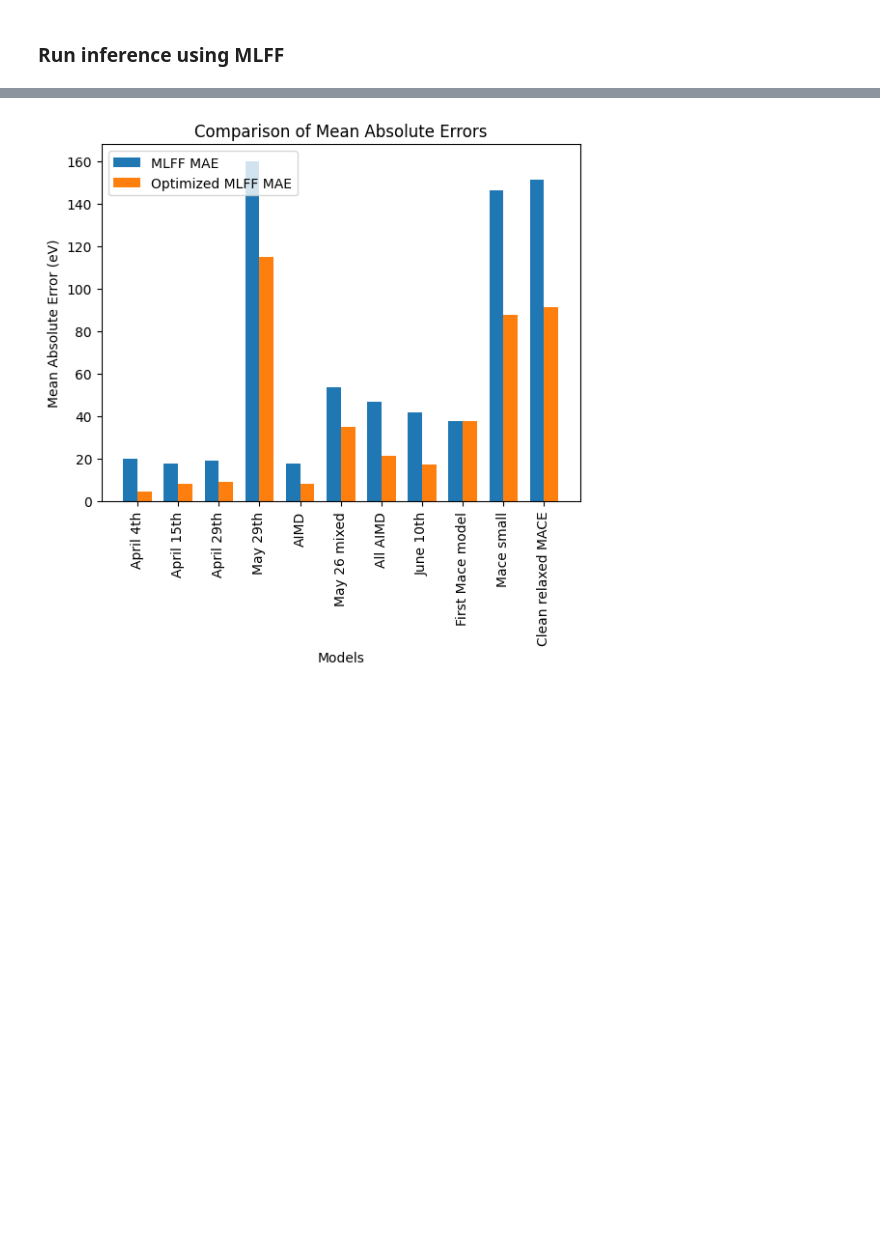
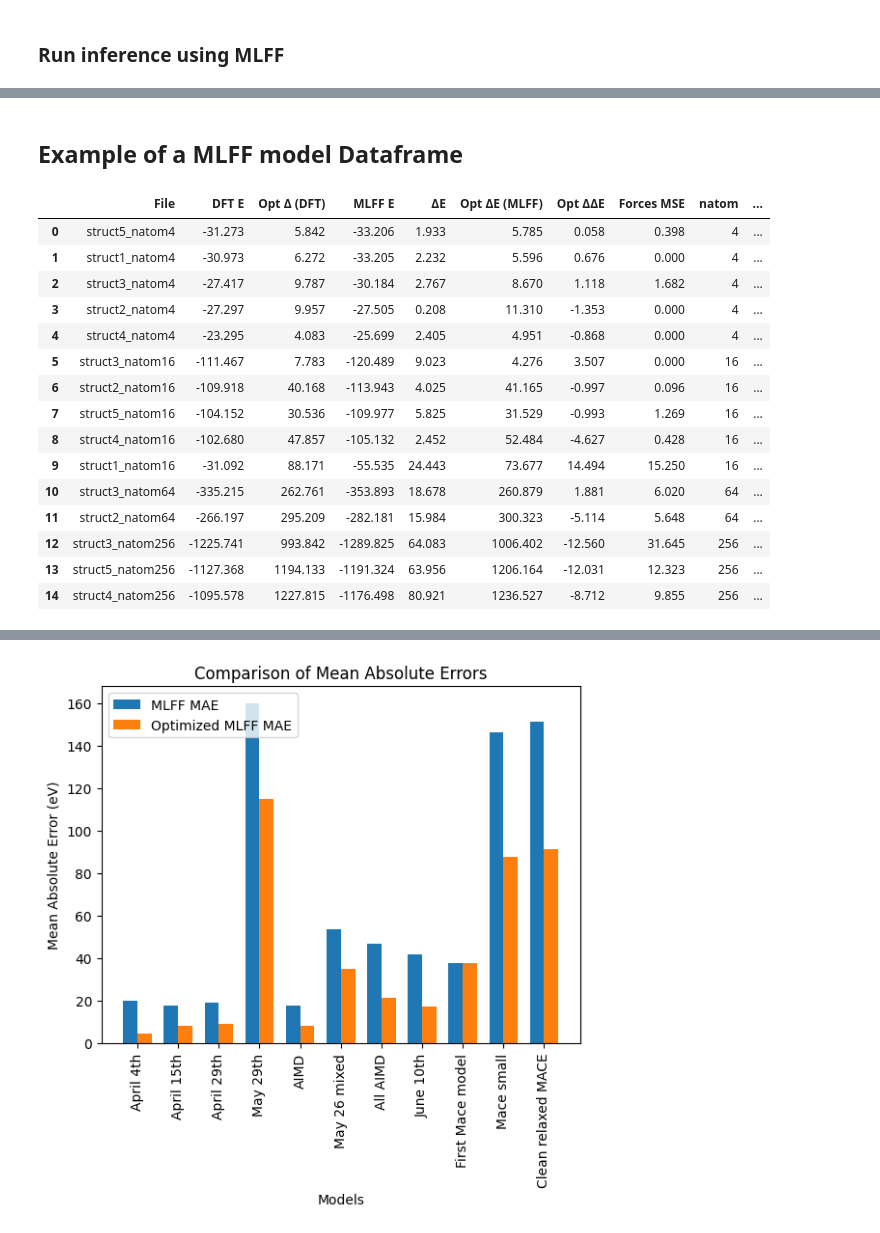
Before and after one commit to ignaciomigliaro/MLFF_training, a Jupyter notebook: Inference/mlff_inference_test.ipynb, the cells around one changed output, grey strips where cells are left out. Drawn from its saved outputs; the diff is of its cells as text; code cells hidden in the pictures; blank space fills up the shorter version.

```diff
--- a/Inference/mlff_inference_test.ipynb
+++ b/Inference/mlff_inference_test.ipynb
@@ -44,3 +45,24 @@ Running
 Running MACE
 Running MACE
 Running MACE
+# %% [markdown]
+## Example of a MLFF model Dataframe
+# %%
+df_0407
+# %% [output]
+|  | File | DFT E | Opt Δ (DFT) | MLFF E | ΔE | Opt ΔE (MLFF) | Opt ΔΔE | Forces MSE | natom | ... |
+| 0 | struct5_natom4 | -31.273 | 5.842 | -33.206 | 1.933 | 5.785 | 0.058 | 0.398 | 4 | ... |
+| 1 | struct1_natom4 | -30.973 | 6.272 | -33.205 | 2.232 | 5.596 | 0.676 | 0.000 | 4 | ... |
+| 2 | struct3_natom4 | -27.417 | 9.787 | -30.184 | 2.767 | 8.670 | 1.118 | 1.682 | 4 | ... |
+| 3 | struct2_natom4 | -27.297 | 9.957 | -27.505 | 0.208 | 11.310 | -1.353 | 0.000 | 4 | ... |
+| 4 | struct4_natom4 | -23.295 | 4.083 | -25.699 | 2.405 | 4.951 | -0.868 | 0.000 | 4 | ... |
+| 5 | struct3_natom16 | -111.467 | 7.783 | -120.489 | 9.023 | 4.276 | 3.507 | 0.000 | 16 | ... |
+| 6 | struct2_natom16 | -109.918 | 40.168 | -113.943 | 4.025 | 41.165 | -0.997 | 0.096 | 16 | ... |
+| 7 | struct5_natom16 | -104.152 | 30.536 | -109.977 | 5.825 | 31.529 | -0.993 | 1.269 | 16 | ... |
+| 8 | struct4_natom16 | -102.680 | 47.857 | -105.132 | 2.452 | 52.484 | -4.627 | 0.428 | 16 | ... |
+| 9 | struct1_natom16 | -31.092 | 88.171 | -55.535 | 24.443 | 73.677 | 14.494 | 15.250 | 16 | ... |
+| 10 | struct3_natom64 | -335.215 | 262.761 | -353.893 | 18.678 | 260.879 | 1.881 | 6.020 | 64 | ... |
+| 11 | struct2_natom64 | -266.197 | 295.209 | -282.181 | 15.984 | 300.323 | -5.114 | 5.648 | 64 | ... |
+| 12 | struct3_natom256 | -1225.741 | 993.842 | -1289.825 | 64.083 | 1006.402 | -12.560 | 31.645 | 256 | ... |
+| 13 | struct5_natom256 | -1127.368 | 1194.133 | -1191.324 | 63.956 | 1206.164 | -12.031 | 12.323 | 256 | ... |
+| 14 | struct4_natom256 | -1095.578 | 1227.815 | -1176.498 | 80.921 | 1236.527 | -8.712 | 9.855 | 256 | ... |
```
Also changed, not shown: parts of 10 cells of this notebook, 1 other file.
